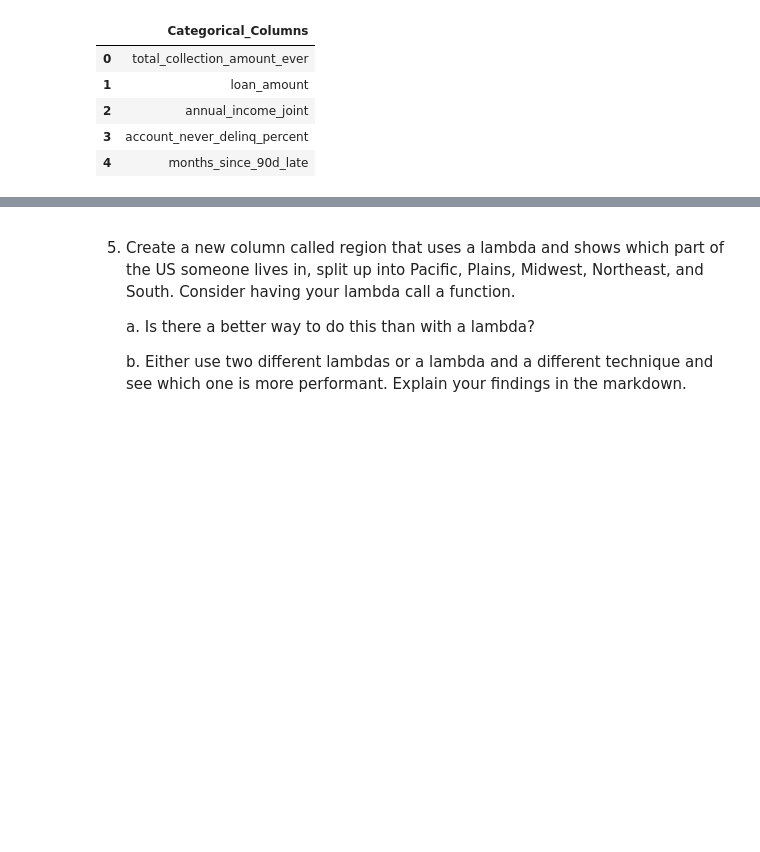
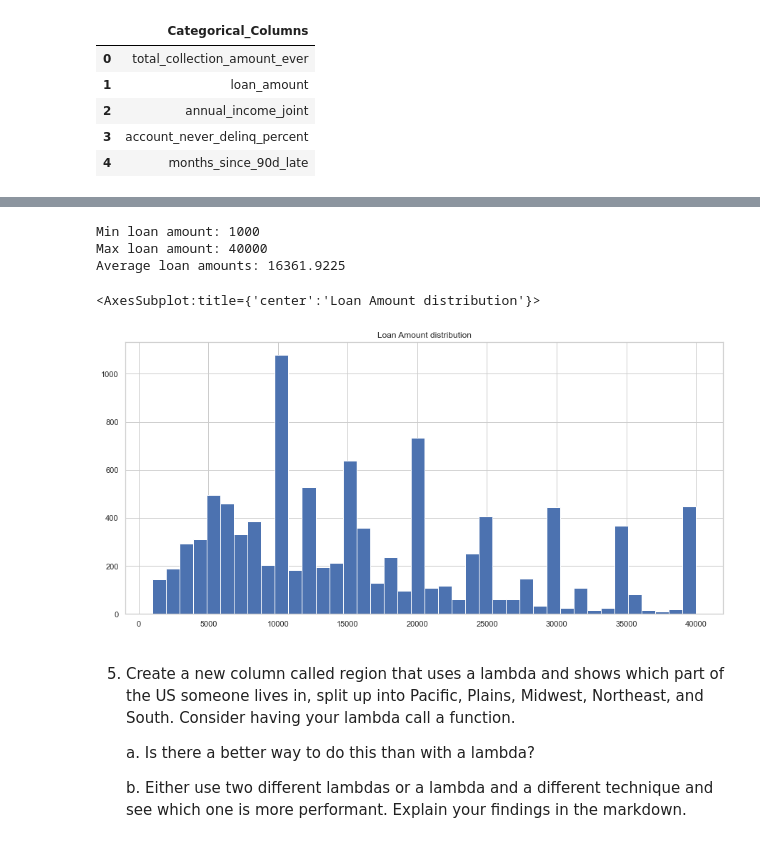
Before and after one commit to N-J-Miller/Week_12, a Jupyter notebook: Week_12_Homework.ipynb, the cells around one changed output, grey strips where cells are left out. Saved outputs shown, nothing was run; the diff lists cells and outputs as text; code cells hidden in the pictures; blank space fills up the shorter version.

```diff
--- a/Week_12_Homework.ipynb
+++ b/Week_12_Homework.ipynb
@@ -302,3 +399,17 @@ Name: total_collection_amount_ever, Length: 896, dtype: int64
+# %%
+print("Min loan amount:",loans_df['loan_amount'].min())
+print("Max loan amount:",loans_df['loan_amount'].max())
+print("Average loan amounts:",loans_df['loan_amount'].mean())
+
+plt.subplots(1,1,figsize=(15,7))
+plt.title("Loan Amount distribution")
+loans_df['loan_amount'].hist(bins = 40)
+# %% [output]
+Min loan amount: 1000
+Max loan amount: 40000
+Average loan amounts: 16361.9225
+<AxesSubplot:title={'center':'Loan Amount distribution'}>
+[figure, added]
 # %% [markdown]
 5. Create a new column called region that uses a lambda and shows which part of the US someone lives in, split up into Pacific, Plains, Midwest, Northeast, and South. Consider having your lambda call a function.
 
```
Also changed, not shown: parts of 45 cells of this notebook.
